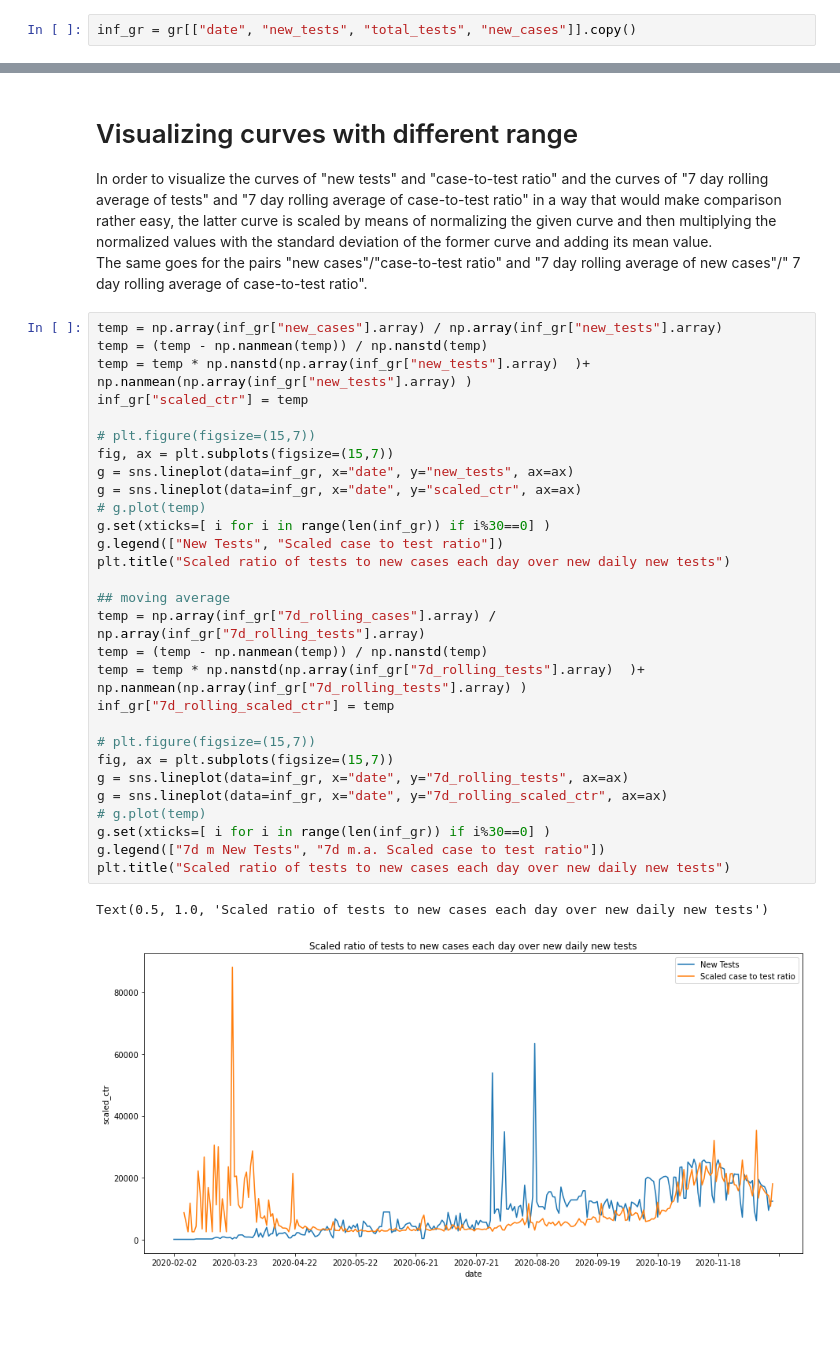
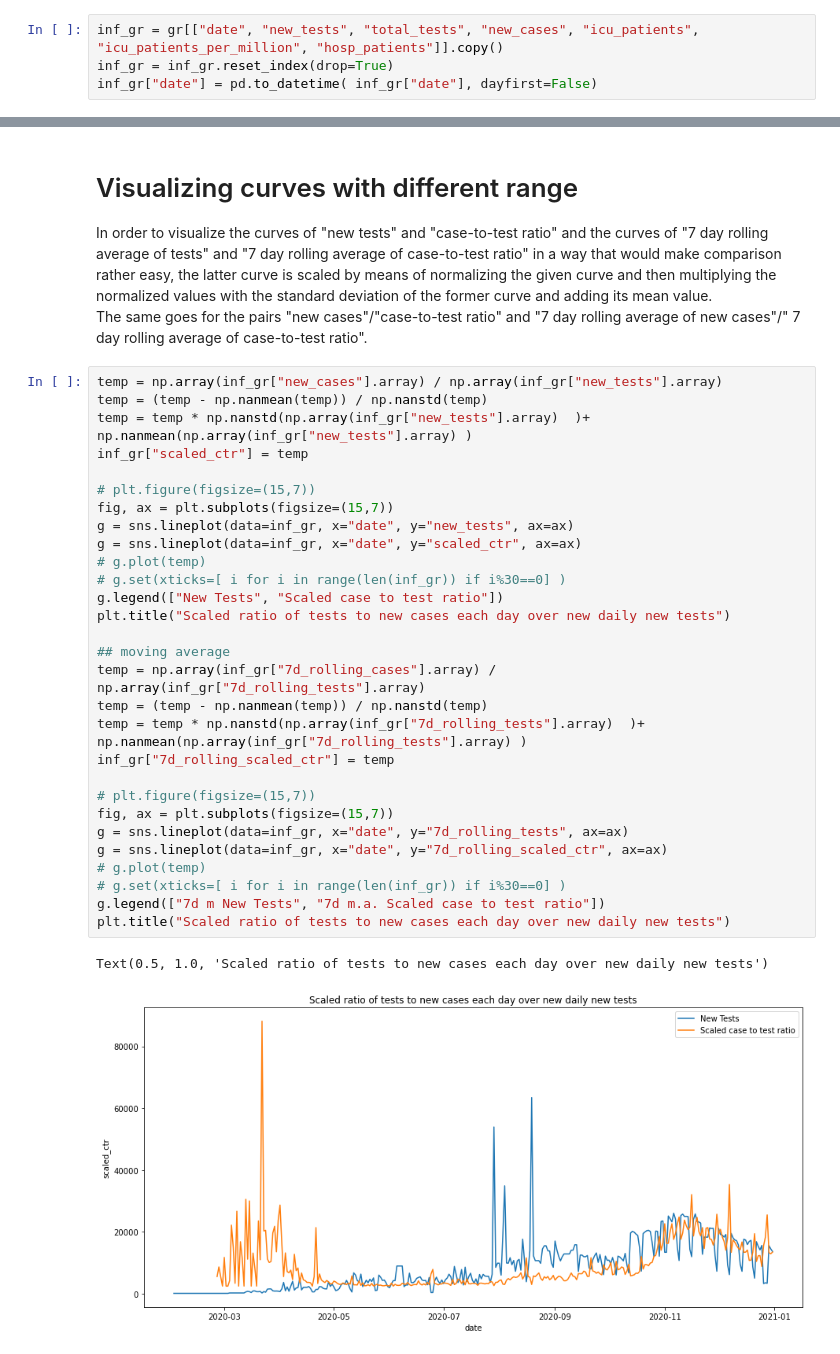
Before and after one commit to fivoskal/greece-covid-data-representation, a Jupyter notebook: owid.ipynb, the cells around one changed output, grey strips where cells are left out. Drawn from its saved outputs; the diff is of its cells as text; blank space fills up the shorter version.

Commit message:
new date

```diff
--- a/owid.ipynb
+++ b/owid.ipynb
@@ -86,5 +88,7 @@ with pd.option_context('display.max_rows', 50, 'display.max_columns', 60):
 # %%
-inf_gr = gr[["date", "new_tests", "total_tests", "new_cases"]].copy()
+inf_gr = gr[["date", "new_tests", "total_tests", "new_cases", "icu_patients", "icu_patients_per_million", "hosp_patients"]].copy()
+inf_gr = inf_gr.reset_index(drop=True)
+inf_gr["date"] = pd.to_datetime( inf_gr["date"], dayfirst=False)
 # %% [markdown]
 # Inference
 There appear to be missing data both in the "new_tests" columns and in the "total_tests" columns. We use the "total_tests" column to infer "new_tests". Between two dates that do have a report of the cumulative number of tests, we assume a uniform distribution of the difference of the tests between those two dates.
@@ -175,32 +186,32 @@ The same goes for the pairs "new cases"/"case-to-test ratio" and "7 day rolling
 # %%
 temp = np.array(inf_gr["new_cases"].array) / np.array(inf_gr["new_tests"].array)
 temp = (temp - np.nanmean(temp)) / np.nanstd(temp)
 temp = temp * np.nanstd(np.array(inf_gr["new_tests"].array)  )+ np.nanmean(np.array(inf_gr["new_tests"].array) )
 inf_gr["scaled_ctr"] = temp
 
 # plt.figure(figsize=(15,7))
 fig, ax = plt.subplots(figsize=(15,7))
 g = sns.lineplot(data=inf_gr, x="date", y="new_tests", ax=ax)
 g = sns.lineplot(data=inf_gr, x="date", y="scaled_ctr", ax=ax)
 # g.plot(temp)
-g.set(xticks=[ i for i in range(len(inf_gr)) if i%30==0] )
+# g.set(xticks=[ i for i in range(len(inf_gr)) if i%30==0] )
 g.legend(["New Tests", "Scaled case to test ratio"])
 plt.title("Scaled ratio of tests to new cases each day over new daily new tests")
 
 ## moving average
 temp = np.array(inf_gr["7d_rolling_cases"].array) / np.array(inf_gr["7d_rolling_tests"].array)
 temp = (temp - np.nanmean(temp)) / np.nanstd(temp)
 temp = temp * np.nanstd(np.array(inf_gr["7d_rolling_tests"].array)  )+ np.nanmean(np.array(inf_gr["7d_rolling_tests"].array) )
 inf_gr["7d_rolling_scaled_ctr"] = temp
 
 # plt.figure(figsize=(15,7))
 fig, ax = plt.subplots(figsize=(15,7))
 g = sns.lineplot(data=inf_gr, x="date", y="7d_rolling_tests", ax=ax)
 g = sns.lineplot(data=inf_gr, x="date", y="7d_rolling_scaled_ctr", ax=ax)
 # g.plot(temp)
-g.set(xticks=[ i for i in range(len(inf_gr)) if i%30==0] )
+# g.set(xticks=[ i for i in range(len(inf_gr)) if i%30==0] )
 g.legend(["7d m New Tests", "7d m.a. Scaled case to test ratio"])
 plt.title("Scaled ratio of tests to new cases each day over new daily new tests")
 # %% [output]
 Text(0.5, 1.0, 'Scaled ratio of tests to new cases each day over new daily new tests')
-[figure, old version]
+[figure, new version]
```
Also changed, not shown: parts of 12 cells of this notebook.
